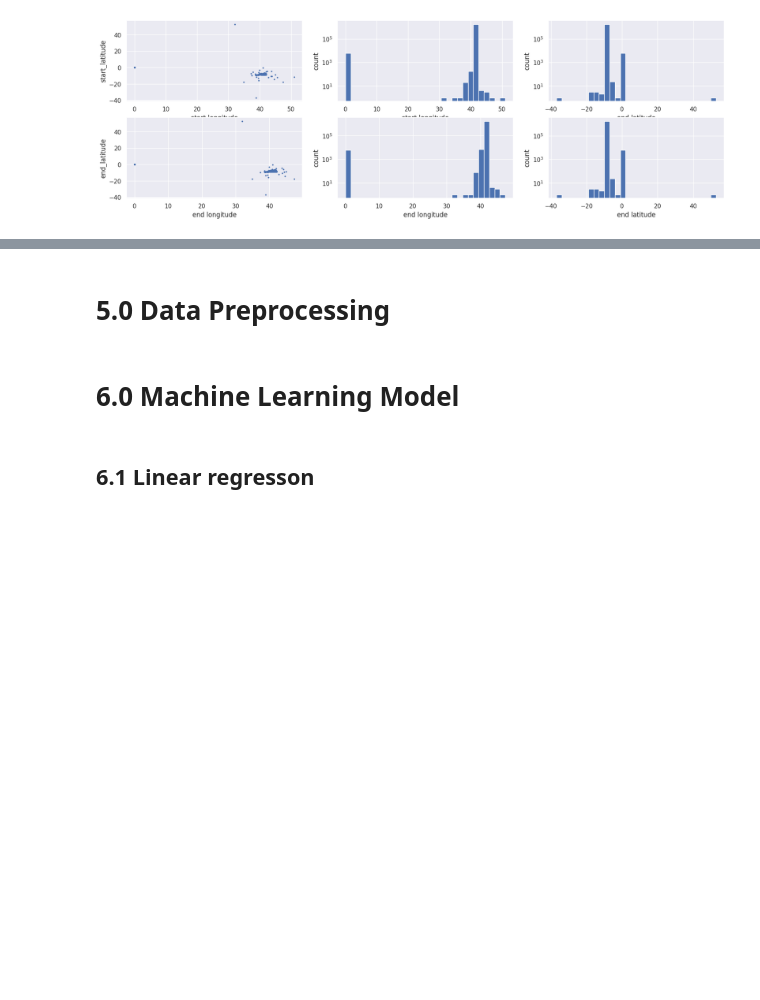
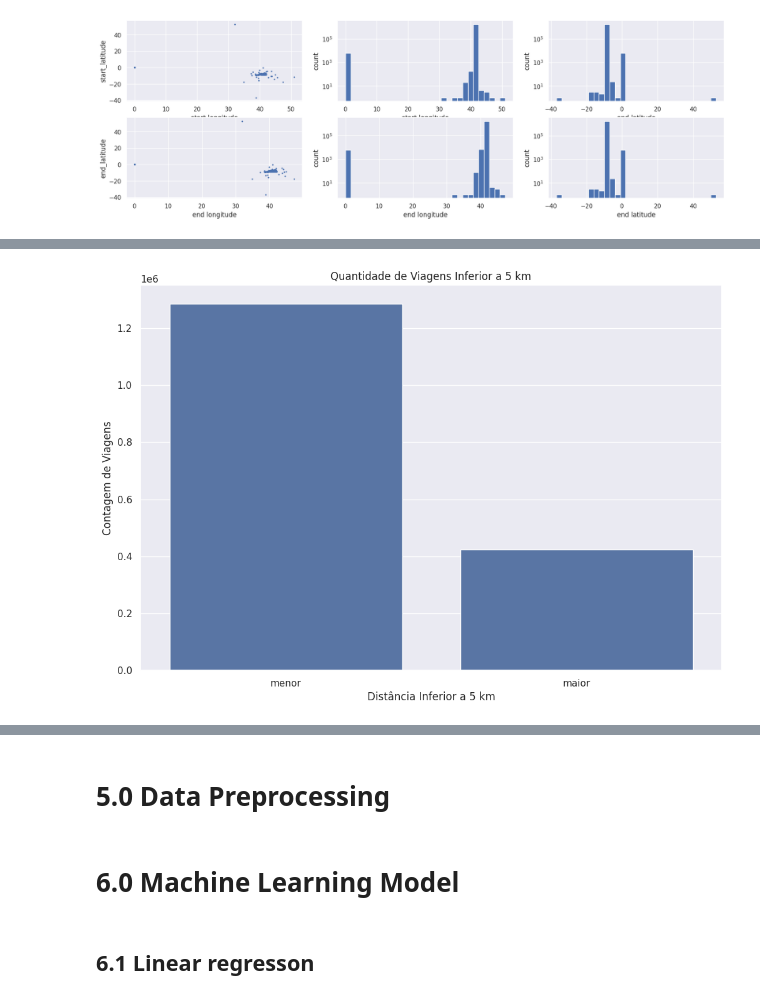
Before and after one commit to douglasaturnino/taxi_trajectory_prediction, a Jupyter notebook: notebooks/taxi.ipynb, the cells around one changed output, grey strips where cells are left out. Drawn from its saved outputs; the diff is of its cells as text; code cells hidden in the pictures; blank space fills up the shorter version.

```diff
--- a/notebooks/taxi.ipynb
+++ b/notebooks/taxi.ipynb
@@ -76,7 +80,7 @@ warnings.filterwarnings('ignore')
 # %% [markdown]
 ## 0.1 Helper Function
 # %%
-def get_coordenates(df, coord):
+def extract_coordinates(df, coord):
     lista=list()
     for i in range(0,len(df["polyline"])):
         if df["polyline"][i] == '[]':
@@ -144,7 +148,7 @@ def jupyter_settings():
     %matplotlib inline
 
     plt.style.use( 'bmh' )
-    plt.rcParams['figure.figsize'] = [16, 10]
+    plt.rcParams['figure.figsize'] = [12, 8]
     plt.rcParams['font.size'] = 12
     plt.rcParams["axes.formatter.useoffset"] = False
 
@@ -378,3 +405,29 @@ sns.lineplot(data = ax2, x='day', y='trip_id', hue='month')
     ax[1][2].set_yscale("log")
 # %% [output]
 [figure]
+# %%
+# Criar um mapa usando folium
+aux = df.sample(10)
+mymap = folium.Map(location=[aux['start_long'].mean(), aux['start_lat'].mean()], zoom_start=10)
+# Adicionar marcadores para o início e o fim de cada trajetória com cores diferentes e numeração
+for i, (index, row) in zip(count(start=1), aux.iterrows()):
+    start_popup = f'Start: {i}<br>Trip ID: {row["trip_id"]}'
+    end_popup = f'End: {i}<br>Trip ID: {row["trip_id"]}'
+
+    start_marker = folium.Marker([row['start_long'], row['start_lat']],
+                                    popup=folium.Popup(start_popup, max_width=300),
+                                    icon=folium.Icon(color='blue')).add_to(mymap)
+
+    end_marker = folium.Marker([row['end_long'], row['end_lat']],
+                                    popup=folium.Popup(start_popup, max_width=300),
+                                    icon=folium.Icon(color='red')).add_to(mymap)
+
+    # Converter a string polyline para uma lista de coordenadas e inverter a ordem
+    polyline_list = [[coord[1], coord[0]] for coord in ast.literal_eval(row['polyline'])]
+    folium.PolyLine(locations=polyline_list, color="blue", weight=2.5, opacity=1).add_to(mymap)
+
+# Adicionar o plugin MarkerCluster para agrupar marcadores
+plugins.MarkerCluster().add_to(mymap)
+
+# Exibir o mapa
+mymap
@@ -380,0 +438,5 @@ sns.lineplot(data = ax2, x='day', y='trip_id', hue='month')
+# %%
+df['distance'] = df.apply(lambda row: HaversineDistance(row['start_lat'],
+												  row['start_long'],
+												  row['end_lat'],
+												  row['end_long']), axis=1)
@@ -380,0 +446,11 @@ sns.lineplot(data = ax2, x='day', y='trip_id', hue='month')
+# %%
+df['distance_5'] = df['distance'].apply(lambda x : 'menor' if x <= 5 else 'maior')
+
+# Plotar um gráfico de barras
+sns.countplot(x='distance_5', data=df)
+plt.title('Quantidade de Viagens Inferior a 5 km')
+plt.xlabel('Distância Inferior a 5 km')
+plt.ylabel('Contagem de Viagens')
+plt.show()
+# %% [output]
+[figure, added]
```
Also changed, not shown: parts of 54 cells of this notebook, 2 other files.
